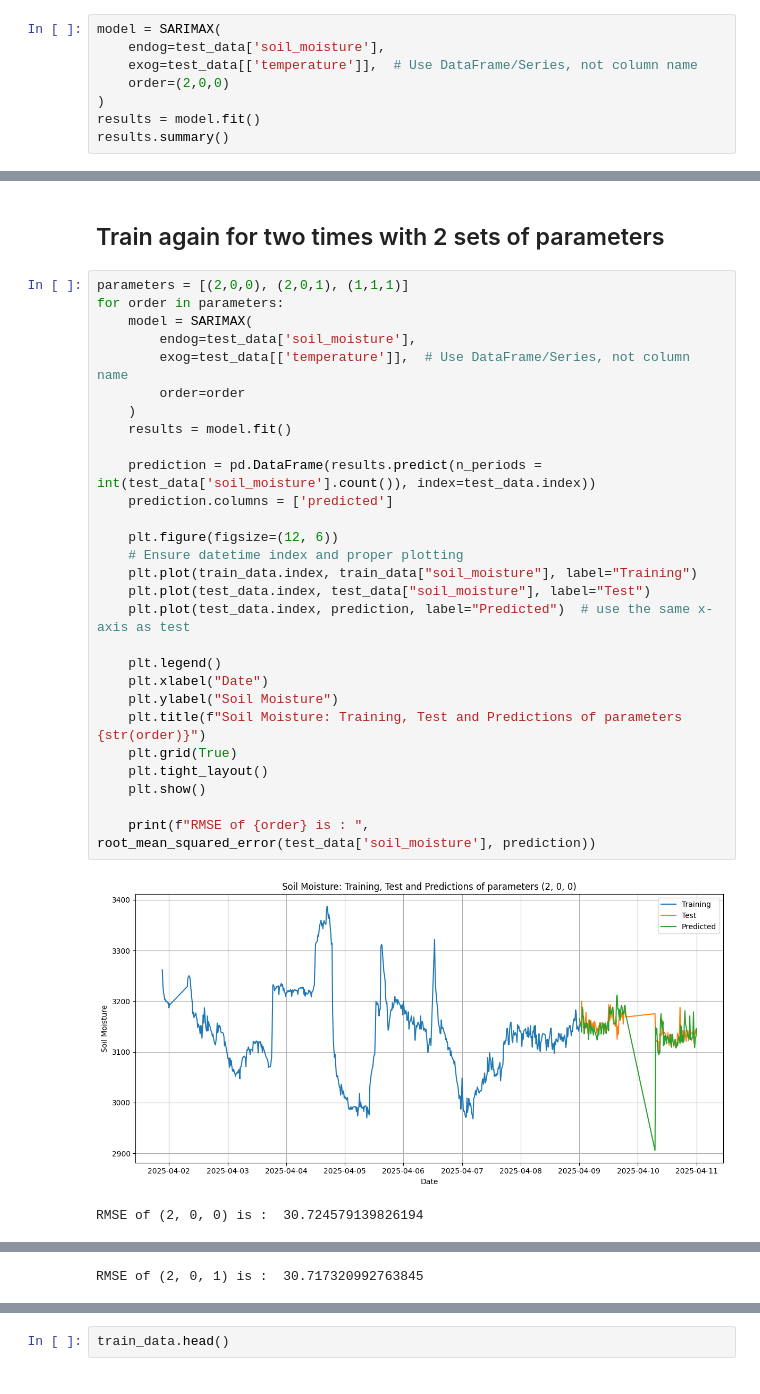
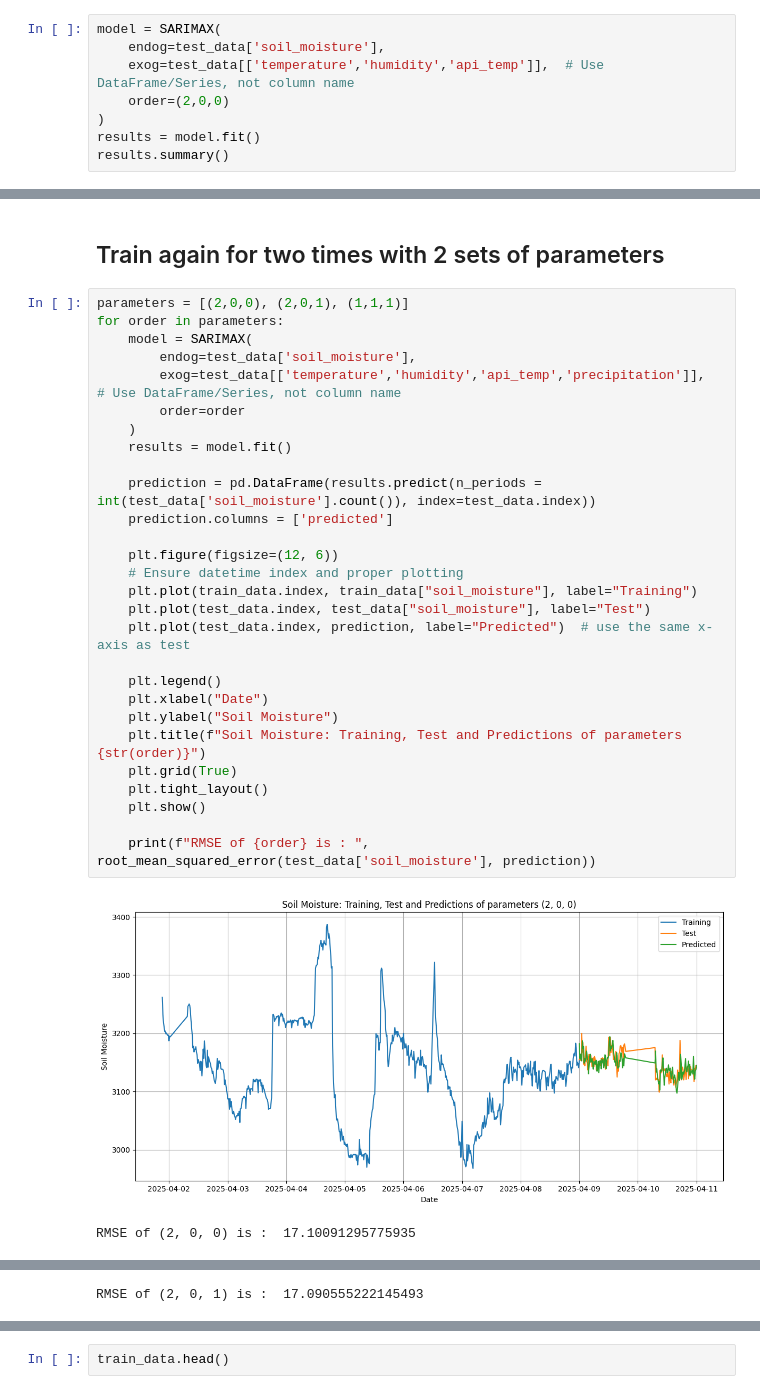
Before and after one commit to Jangsoodlor/smart-plant-pot-model, a Jupyter notebook: arimax.ipynb, the cells around one changed output, grey strips where cells are left out. Saved outputs shown, nothing was run; the diff lists cells and outputs as text.

```diff
--- a/arimax.ipynb
+++ b/arimax.ipynb
@@ -174,7 +174,7 @@ test_data['soil_moisture'].count()
 # %%
 model = SARIMAX(
     endog=test_data['soil_moisture'],
-    exog=test_data[['temperature']],  # Use DataFrame/Series, not column name
+    exog=test_data[['temperature','humidity','api_temp']],  # Use DataFrame/Series, not column name
     order=(2,0,0)
 )
 results = model.fit()
@@ -262,31 +263,31 @@ print(rmse)
 # %%
 parameters = [(2,0,0), (2,0,1), (1,1,1)]
 for order in parameters:
     model = SARIMAX(
         endog=test_data['soil_moisture'],
-        exog=test_data[['temperature']],  # Use DataFrame/Series, not column name
+        exog=test_data[['temperature','humidity','api_temp','precipitation']],  # Use DataFrame/Series, not column name
         order=order
     )
     results = model.fit()
 
     prediction = pd.DataFrame(results.predict(n_periods = int(test_data['soil_moisture'].count()), index=test_data.index))
     prediction.columns = ['predicted']
 
     plt.figure(figsize=(12, 6))
     # Ensure datetime index and proper plotting
     plt.plot(train_data.index, train_data["soil_moisture"], label="Training")
     plt.plot(test_data.index, test_data["soil_moisture"], label="Test")
     plt.plot(test_data.index, prediction, label="Predicted")  # use the same x-axis as test
 
     plt.legend()
     plt.xlabel("Date")
     plt.ylabel("Soil Moisture")
     plt.title(f"Soil Moisture: Training, Test and Predictions of parameters {str(order)}")
     plt.grid(True)
     plt.tight_layout()
     plt.show()
 
     print(f"RMSE of {order} is : ", root_mean_squared_error(test_data['soil_moisture'], prediction))
 # %% [output]
-[figure, old version]
+[figure, new version]
-RMSE of (2, 0, 0) is :  30.724579139826194
+RMSE of (2, 0, 0) is :  17.10091295775935
@@ -294 +295 @@ RMSE of (2, 0, 0) is :  30.724579139826194
-RMSE of (2, 0, 1) is :  30.717320992763845
+RMSE of (2, 0, 1) is :  17.090555222145493
```
Also changed, not shown: parts of 5 cells of this notebook.
